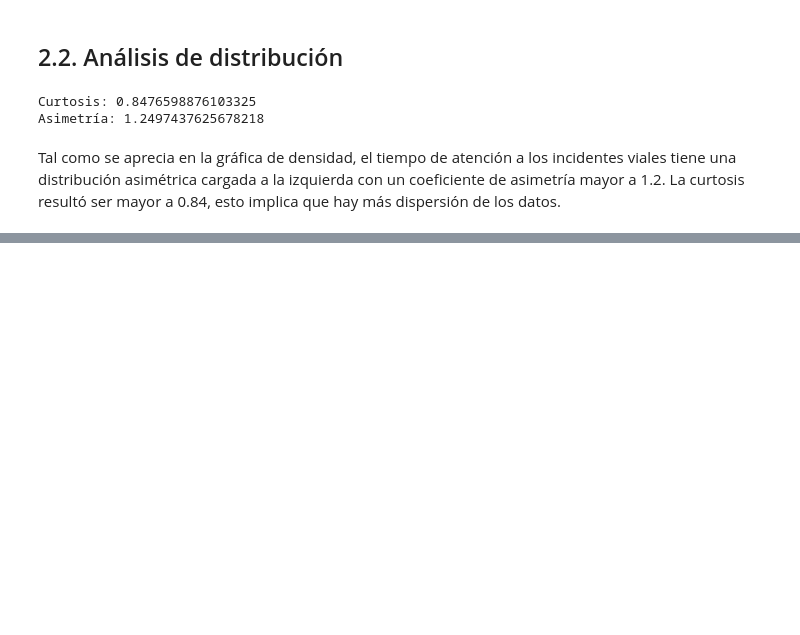
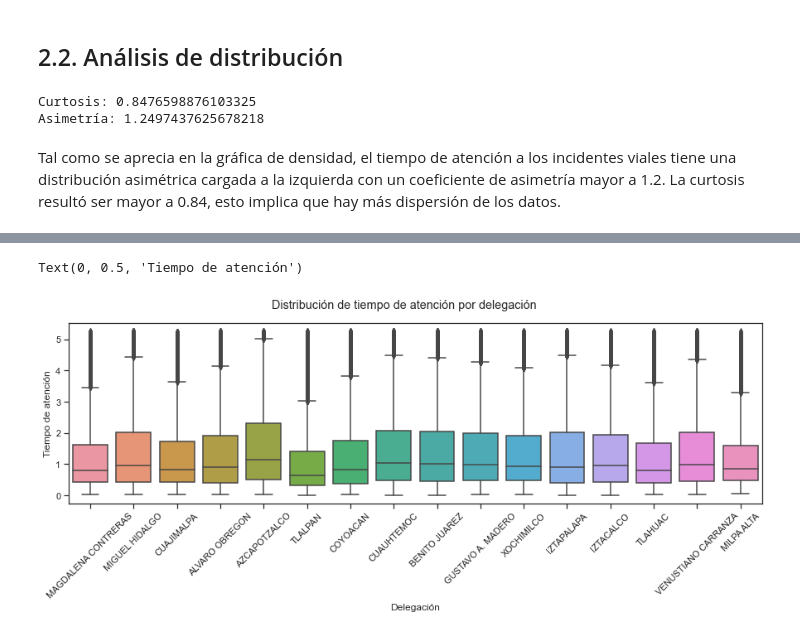
Before and after one commit to Mario-16180/BEDU-M4-DataAnalysisProject-CarAccidents, a Jupyter notebook: Fer.ipynb, the cells around one changed output, grey strips where cells are left out. Drawn from its saved outputs; the diff is of its cells as text; code cells hidden in the pictures; blank space fills up the shorter version.

```diff
--- a/Fer.ipynb
+++ b/Fer.ipynb
@@ -410,0 +415,4 @@ Tal como se aprecia en la gráfica de densidad, el tiempo de atención a los inc
+# %%
+by_delegacion = df_filtered.groupby('folio')[['tiempo_atencion', 'latitud', 'longitud']].last()
+delegacion = df.groupby('folio')['delegacion_inicio'].last()
+merged = by_delegacion.merge(delegacion, left_index=True, right_index=True)
@@ -410,0 +436,10 @@ Tal como se aprecia en la gráfica de densidad, el tiempo de atención a los inc
+# %%
+plt.figure(figsize=(15, 4))
+sns.boxplot(data=merged, x='delegacion_inicio', y='tiempo_atencion');
+plt.suptitle('Distribución de tiempo de atención por delegación')
+plt.xticks(rotation=45)
+plt.xlabel('Delegación')
+plt.ylabel('Tiempo de atención')
+# %% [output]
+Text(0, 0.5, 'Tiempo de atención')
+[figure, added]
```
Also changed, not shown: parts of 4 cells of this notebook.
